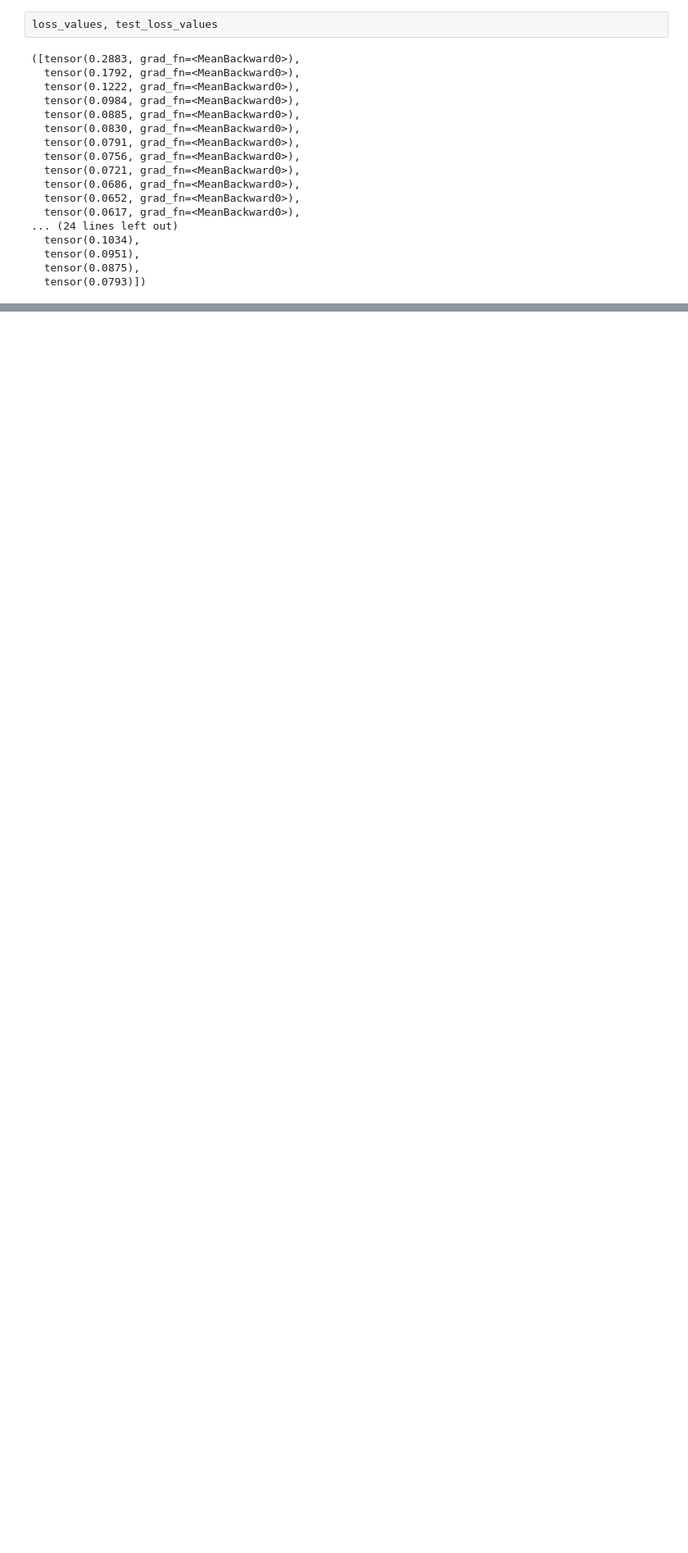
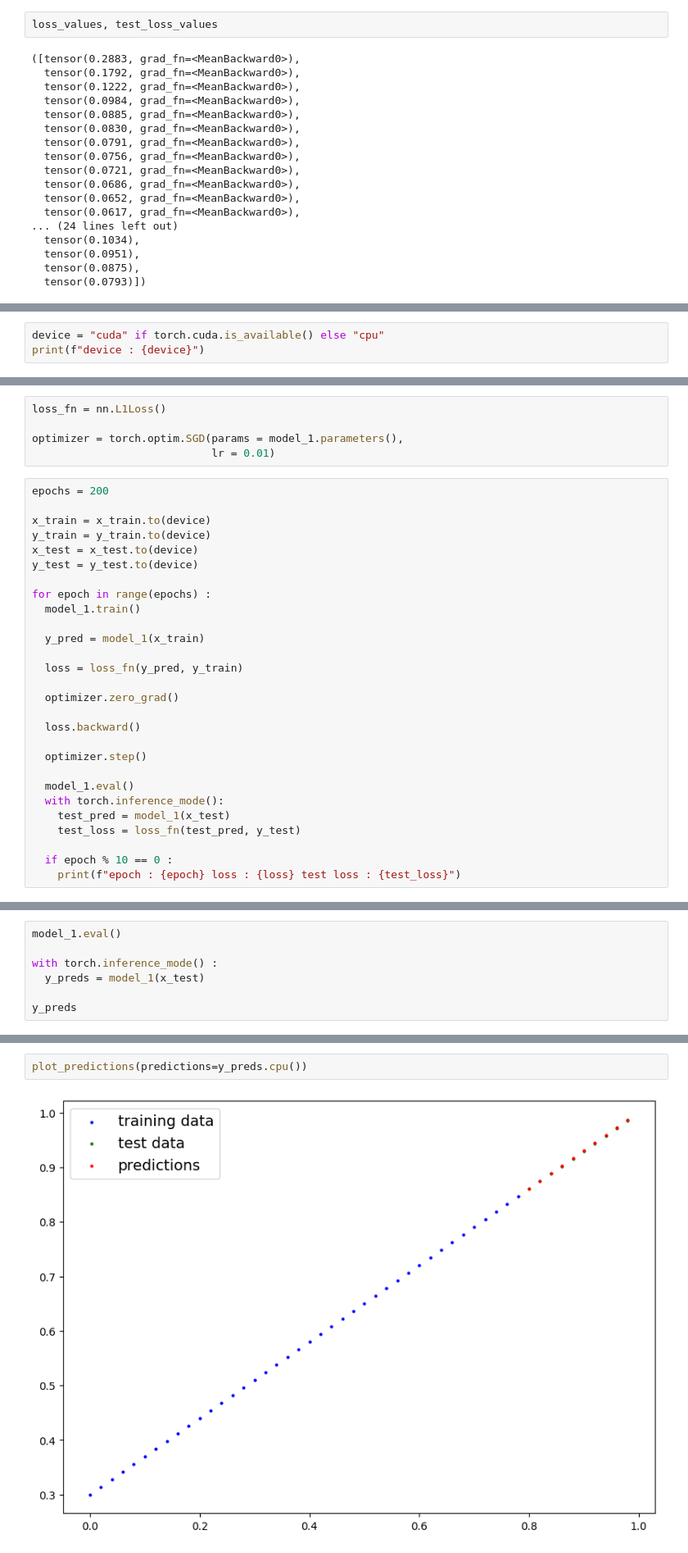
Before and after one commit to tokyustay/pytorch, a Jupyter notebook: PyTorch for Deep Learning & Machine Learning/pytorch01_workflow.ipynb, the cells around one changed output, grey strips where cells are left out. Shown: that part at 82% size. Cells and saved outputs as stored; diff of their text form; blank space fills up the shorter version.

```diff
--- a/PyTorch for Deep Learning & Machine Learning/pytorch_workflow01.ipynb
+++ b/PyTorch for Deep Learning & Machine Learning/pytorch01_workflow.ipynb
@@ -264,0 +343,3 @@ plt.legend()
+# %%
+device = "cuda" if torch.cuda.is_available() else "cpu"
+print(f"device : {device}")
@@ -264,0 +425,33 @@ plt.legend()
+# %%
+loss_fn = nn.L1Loss()
+
+optimizer = torch.optim.SGD(params = model_1.parameters(),
+                            lr = 0.01)
+# %%
+epochs = 200
+
+x_train = x_train.to(device)
+y_train = y_train.to(device)
+x_test = x_test.to(device)
+y_test = y_test.to(device)
+
+for epoch in range(epochs) :
+  model_1.train()
+
+  y_pred = model_1(x_train)
+
+  loss = loss_fn(y_pred, y_train)
+
+  optimizer.zero_grad()
+
+  loss.backward()
+
+  optimizer.step()
+
+  model_1.eval()
+  with torch.inference_mode():
+    test_pred = model_1(x_test)
+    test_loss = loss_fn(test_pred, y_test)
+
+  if epoch % 10 == 0 :
+    print(f"epoch : {epoch} loss : {loss} test loss : {test_loss}")
@@ -264,0 +496,7 @@ plt.legend()
+# %%
+model_1.eval()
+
+with torch.inference_mode() :
+  y_preds = model_1(x_test)
+
+y_preds
@@ -264,0 +514,4 @@ plt.legend()
+# %%
+plot_predictions(predictions=y_preds.cpu())
+# %% [output]
+[figure, added]
```
Also changed, not shown: parts of 34 cells of this notebook, 1 other file.
